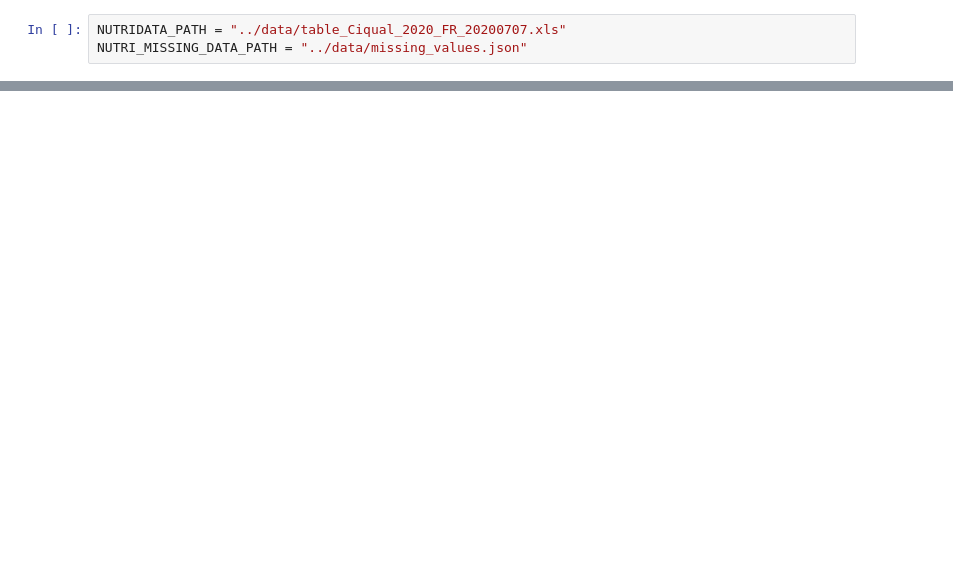
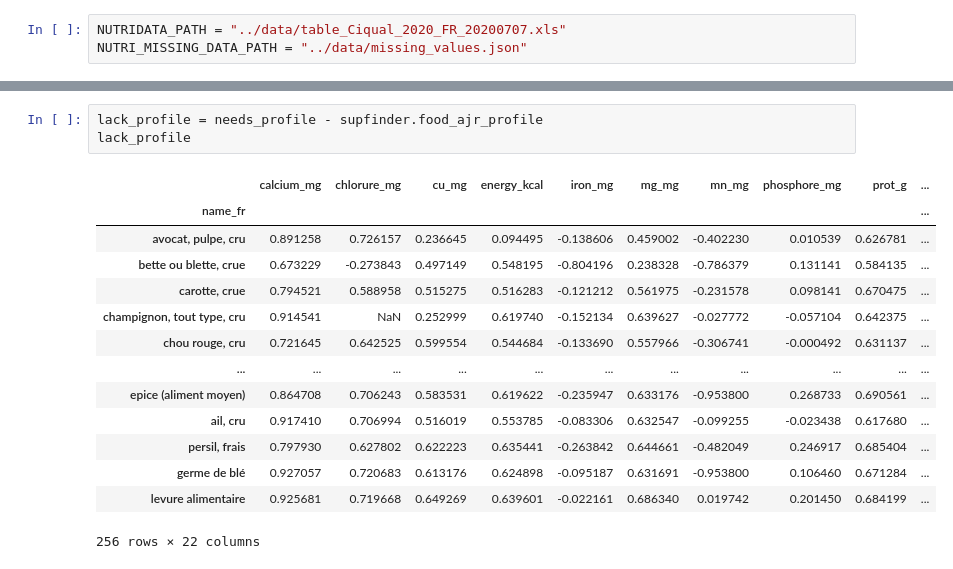
Before and after one commit to francoisWeber/nutri-checker, a Jupyter notebook: notebooks/dev.ipynb, the cells around one changed output, grey strips where cells are left out. Drawn from its saved outputs; the diff is of its cells as text; blank space fills up the shorter version.

```diff
--- a/notebooks/dev.ipynb
+++ b/notebooks/dev.ipynb
@@ -166,0 +108,18 @@ dtype: object
+# %%
+lack_profile = needs_profile - supfinder.food_ajr_profile
+lack_profile
+# %% [output]
+|  | calcium_mg | chlorure_mg | cu_mg | energy_kcal | iron_mg | mg_mg | mn_mg | phosphore_mg | prot_g | ... |
+| name_fr |  |  |  |  |  |  |  |  |  | ... |
+| avocat, pulpe, cru | 0.891258 | 0.726157 | 0.236645 | 0.094495 | -0.138606 | 0.459002 | -0.402230 | 0.010539 | 0.626781 | ... |
+| bette ou blette, crue | 0.673229 | -0.273843 | 0.497149 | 0.548195 | -0.804196 | 0.238328 | -0.786379 | 0.131141 | 0.584135 | ... |
+| carotte, crue | 0.794521 | 0.588958 | 0.515275 | 0.516283 | -0.121212 | 0.561975 | -0.231578 | 0.098141 | 0.670475 | ... |
+| champignon, tout type, cru | 0.914541 | NaN | 0.252999 | 0.619740 | -0.152134 | 0.639627 | -0.027772 | -0.057104 | 0.642375 | ... |
+| chou rouge, cru | 0.721645 | 0.642525 | 0.599554 | 0.544684 | -0.133690 | 0.557966 | -0.306741 | -0.000492 | 0.631137 | ... |
+| ... | ... | ... | ... | ... | ... | ... | ... | ... | ... | ... |
+| epice (aliment moyen) | 0.864708 | 0.706243 | 0.583531 | 0.619622 | -0.235947 | 0.633176 | -0.953800 | 0.268733 | 0.690561 | ... |
+| ail, cru | 0.917410 | 0.706994 | 0.516019 | 0.553785 | -0.083306 | 0.632547 | -0.099255 | -0.023438 | 0.617680 | ... |
+| persil, frais | 0.797930 | 0.627802 | 0.622223 | 0.635441 | -0.263842 | 0.644661 | -0.482049 | 0.246917 | 0.685404 | ... |
+| germe de blé | 0.927057 | 0.720683 | 0.613176 | 0.624898 | -0.095187 | 0.631691 | -0.953800 | 0.106460 | 0.671284 | ... |
+| levure alimentaire | 0.925681 | 0.719668 | 0.649269 | 0.639601 | -0.022161 | 0.686340 | 0.019742 | 0.201450 | 0.684199 | ... |
+256 rows × 22 columns
```
Also changed, not shown: parts of 47 cells of this notebook, 3 other files.
